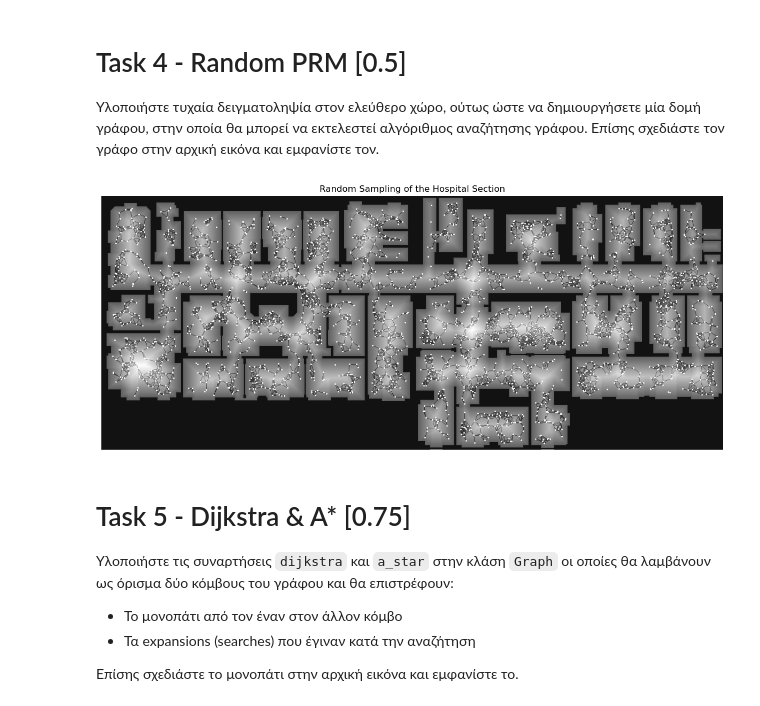
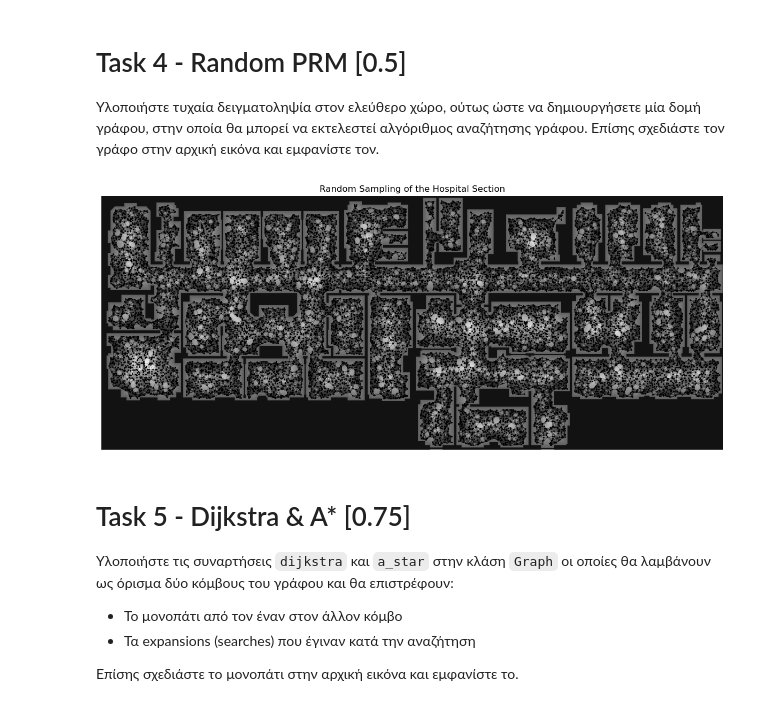
Before and after one commit to VasilisMpletsos/Autonomous_Systems_AUTH_2023, a Jupyter notebook: as2023.ipynb, the cells around one changed output. Saved outputs shown, nothing was run; the diff lists cells and outputs as text; code cells hidden in the pictures.

```diff
--- a/as2023.ipynb
+++ b/as2023.ipynb
@@ -219,8 +223,14 @@ def random_sampling(image, brushfire, num_samples, one_pass_neighbor_calculation
             # Calculate neighbors on the fly while adding new node
             if one_pass_neighbor_calculation == False:
                 for node in graph.nodes:
+                    # If the distance between the nodes is less than the threshold radius connect them
                     if np.sqrt((node.x - x)**2 + (node.y - y)**2) < radius:
-                        current_node.neighbors.append(node)
+                        # Connect the current node to the node
+                        if node not in current_node.neighbors:
+                            current_node.neighbors.append(node)
+                        # Connect the node to the current node
+                        if current_node not in node.neighbors:
+                            node.neighbors.append(current_node)
 
     # Calculate all neighbors in one pass
     if one_pass_neighbor_calculation == True:
@@ -237,31 +247,11 @@ def random_sampling(image, brushfire, num_samples, one_pass_neighbor_calculation
     # Finally return the list of points
     return graph
 # %%
-# Use random sampling to get a list of 5000 points on the map with neighbors calculated in one loop and they get assigned if radius is less than 15m
-random_probalistic_roadmap = random_sampling(image_normal, brushfire_map, num_samples=5000, one_pass_neighbor_calculation=True, radius=15, threshold=8)
-
-x = []
-y = []
-for node in random_probalistic_roadmap.nodes:
-    x.append(node.x)
-    y.append(node.y)
-
-plt.figure(figsize=(15,15))
-plt.title('Random Sampling of the Hospital Section')
-plt.axis('off');
-plt.scatter(x, y, s=1, c='white', marker='o');
-
-# Draw the lines between the nodes
-image_normal_copy = image_normal.copy()
-for node in random_probalistic_roadmap.nodes:
-    for neighbor in node.neighbors:
-        cv2.line(image_normal_copy, (node.x, node.y+1), (neighbor.x, neighbor.y+1), (0,0,0), 1)
-
-plt.imshow(brushfire_map, cmap='gray', alpha=0.9);
-plt.imshow(image_normal_copy, cmap='gray', alpha=0.3);
-plt.show()
+# Use random sampling to get a list of N points on the map with neighbors calculated in one loop and they get assigned if radius is less than X meters
+random_probalistic_roadmap = random_sampling(image_normal, brushfire_map, num_samples=30000, one_pass_neighbor_calculation=True, radius=10, threshold=5)
+show_graph(random_probalistic_roadmap, image_normal, brushfire_map, 'Random Sampling of the Hospital Section')
 # %% [output]
-[figure, old version]
+[figure, new version]
 # %% [markdown]
 # Task 5 - Dijkstra & A* [0.75]
 
```
Also changed, not shown: parts of 14 cells of this notebook.
